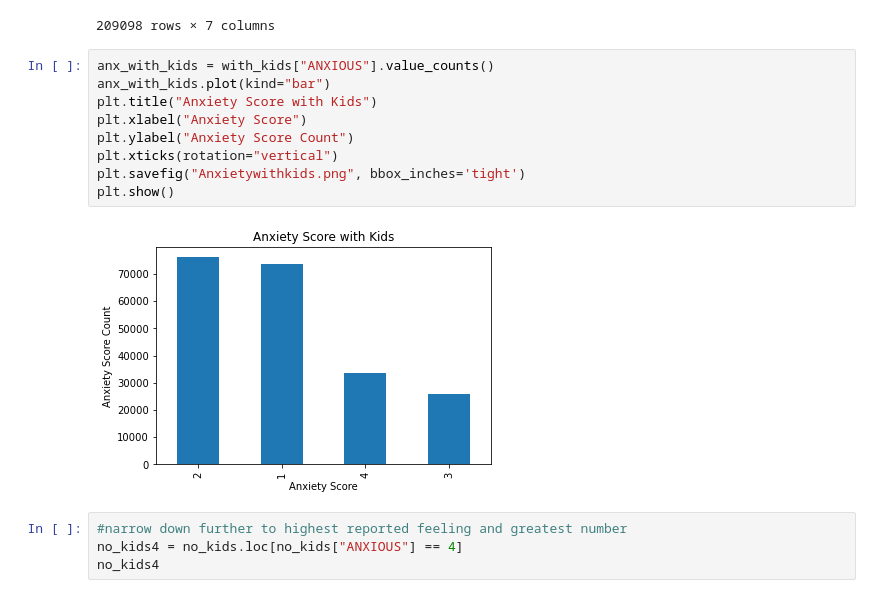
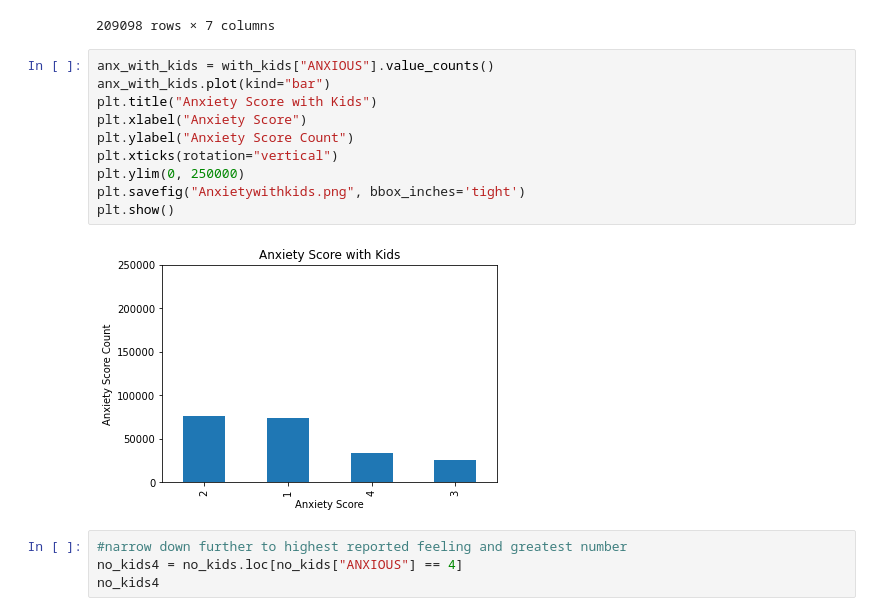
Before and after one commit to ginaleonardi/project_1, a Jupyter notebook: census_kids.ipynb, the cells around one changed output. Cells and saved outputs as stored; diff of their text form.

```diff
--- a/census_kids.ipynb
+++ b/census_kids.ipynb
@@ -158,14 +167,15 @@ with_kids
 # %%
 anx_with_kids = with_kids["ANXIOUS"].value_counts()
 anx_with_kids.plot(kind="bar")
 plt.title("Anxiety Score with Kids")
 plt.xlabel("Anxiety Score")
 plt.ylabel("Anxiety Score Count")
 plt.xticks(rotation="vertical")
+plt.ylim(0, 250000)
 plt.savefig("Anxietywithkids.png", bbox_inches='tight')
 plt.show()
 # %% [output]
-[figure, old version]
+[figure, new version]
 # %%
 #narrow down further to highest reported feeling and greatest number
 no_kids4 = no_kids.loc[no_kids["ANXIOUS"] == 4]
```
Also changed, not shown: parts of 7 cells of this notebook, 4 other files.
